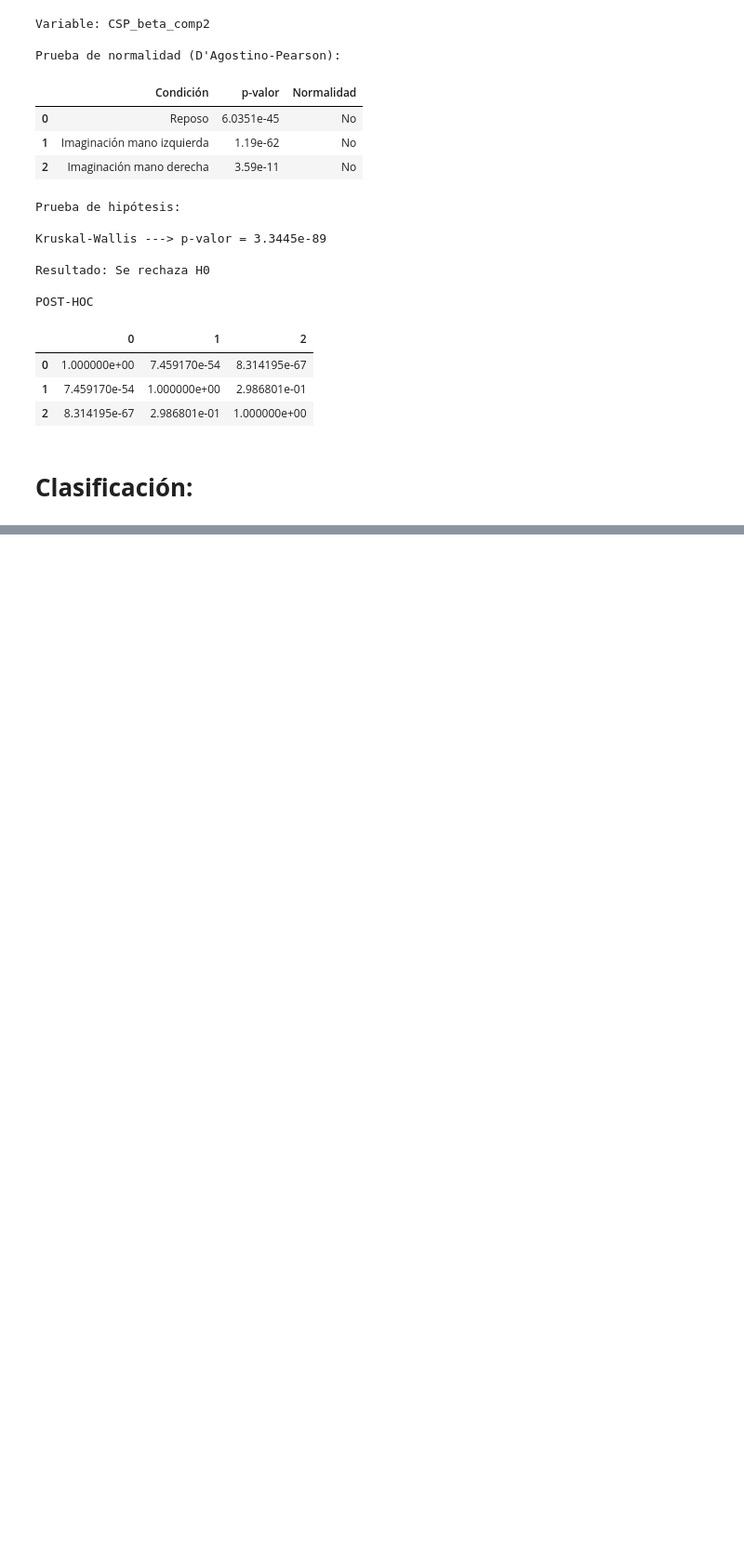
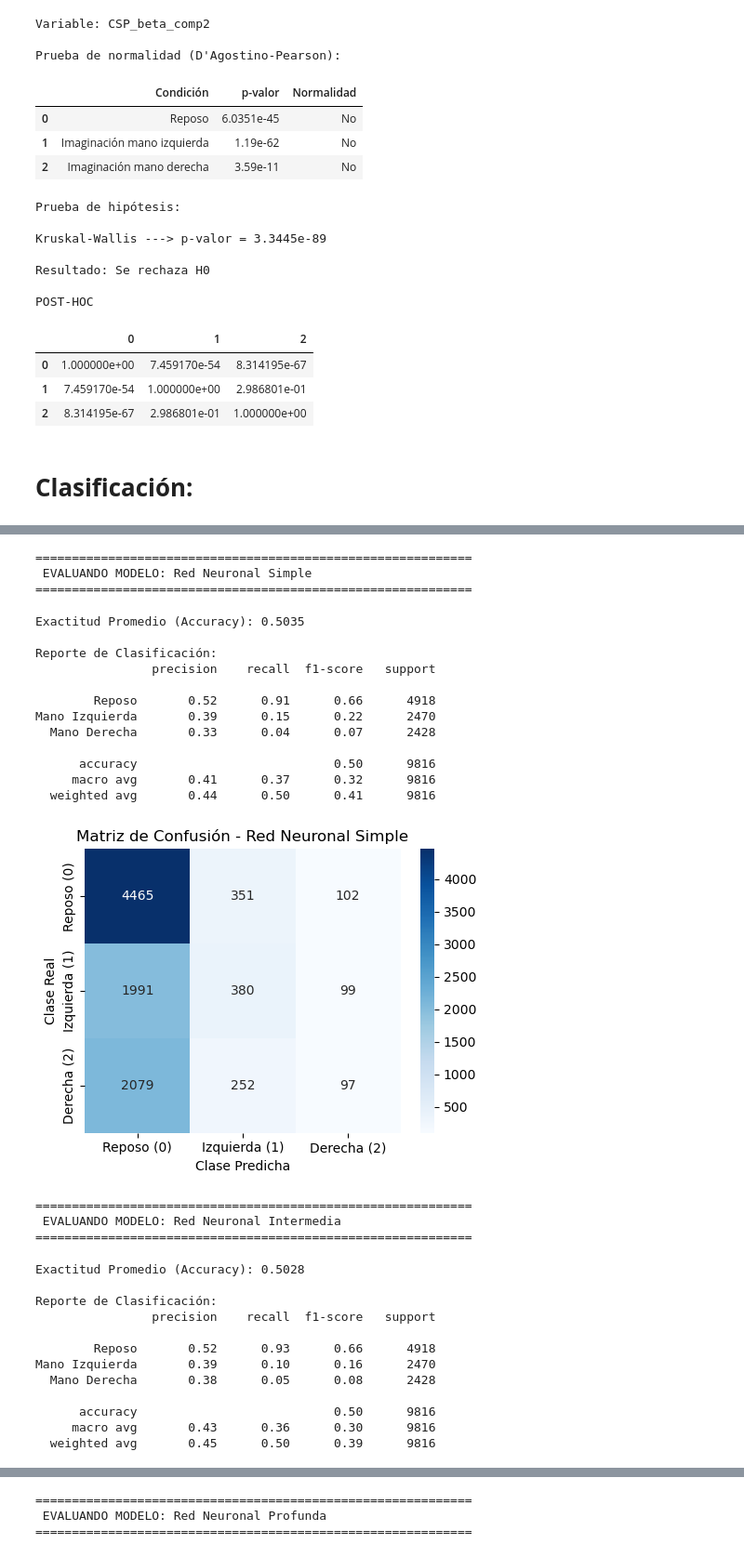
Before and after one commit to Isa21bella09/Proyecto-2---Clasificacion-datos-BCI, a Jupyter notebook: Proyecto 2 - Codigo.ipynb, the cells around one changed output, grey strips where cells are left out. Shown at 93% size. Cells and saved outputs as stored; diff of their text form; code cells hidden in the pictures; blank space fills up the shorter version.

```diff
--- a/Proyecto 2 - Codigo.ipynb
+++ b/Proyecto 2 - Codigo.ipynb
@@ -709,0 +1336,69 @@ cv = StratifiedKFold(
+# %%
+# ==========================================
+# 3. ESTRATEGIA DE ENTRENAMIENTO K-FOLD (Punto A)
+# ==========================================
+# Usamos StratifiedKFold para mantener la proporción de clases (Reposo, MI, MD) en cada fold
+cv = StratifiedKFold(n_splits=5, shuffle=True, random_state=42)
+
+def graficar_matriz_confusion(cm, titulo):
+    plt.figure(figsize=(5, 4))
+    sns.heatmap(cm, annot=True, fmt='d', cmap='Blues',
+                xticklabels=['Reposo (0)', 'Izquierda (1)', 'Derecha (2)'],
+                yticklabels=['Reposo (0)', 'Izquierda (1)', 'Derecha (2)'])
+    plt.title(f'Matriz de Confusión - {titulo}')
+    plt.ylabel('Clase Real')
+    plt.xlabel('Clase Predicha')
+    plt.tight_layout()
+    plt.show()
+
+# Evaluar cada modelo usando la estrategia K-Fold
+for nombre, modelo in modelos.items():
+    print("\n" + "="*60)
+    print(f" EVALUANDO MODELO: {nombre}")
+    print("="*60)
+
+    # cross_val_predict realiza el K-Fold internamente: entrena en K-1 folds y predice en el fold restante.
+    # Al final, obtenemos una predicción "limpia" para absolutamente todas las épocas del dataset.
+    y_pred = cross_val_predict(modelo, X_scaled, y, cv=cv)
+
+    # Calcular Métricas Globales
+    acc = accuracy_score(y, y_pred)
+    print(f"Exactitud Promedio (Accuracy): {acc:.4f}\n")
+    print("Reporte de Clasificación:")
+    print(classification_report(y, y_pred, target_names=['Reposo', 'Mano Izquierda', 'Mano Derecha']))
+
+    # Calcular y graficar Matriz de Confusión
+    cm = confusion_matrix(y, y_pred)
+    graficar_matriz_confusion(cm, nombre)
+# %% [output]
+============================================================
+ EVALUANDO MODELO: Red Neuronal Simple
+============================================================
+Exactitud Promedio (Accuracy): 0.5035
+
+Reporte de Clasificación:
+                precision    recall  f1-score   support
+
+        Reposo       0.52      0.91      0.66      4918
+Mano Izquierda       0.39      0.15      0.22      2470
+  Mano Derecha       0.33      0.04      0.07      2428
+
+      accuracy                           0.50      9816
+     macro avg       0.41      0.37      0.32      9816
+  weighted avg       0.44      0.50      0.41      9816
+[figure, added]
+============================================================
+ EVALUANDO MODELO: Red Neuronal Intermedia
+============================================================
+Exactitud Promedio (Accuracy): 0.5028
+
+Reporte de Clasificación:
+                precision    recall  f1-score   support
+
+        Reposo       0.52      0.93      0.66      4918
+Mano Izquierda       0.39      0.10      0.16      2470
+  Mano Derecha       0.38      0.05      0.08      2428
+
+      accuracy                           0.50      9816
+     macro avg       0.43      0.36      0.30      9816
+  weighted avg       0.45      0.50      0.39      9816
@@ -709,0 +1406,3 @@ cv = StratifiedKFold(
+============================================================
+ EVALUANDO MODELO: Red Neuronal Profunda
+============================================================
```
Also changed, not shown: parts of 33 cells of this notebook, 1 other file.
